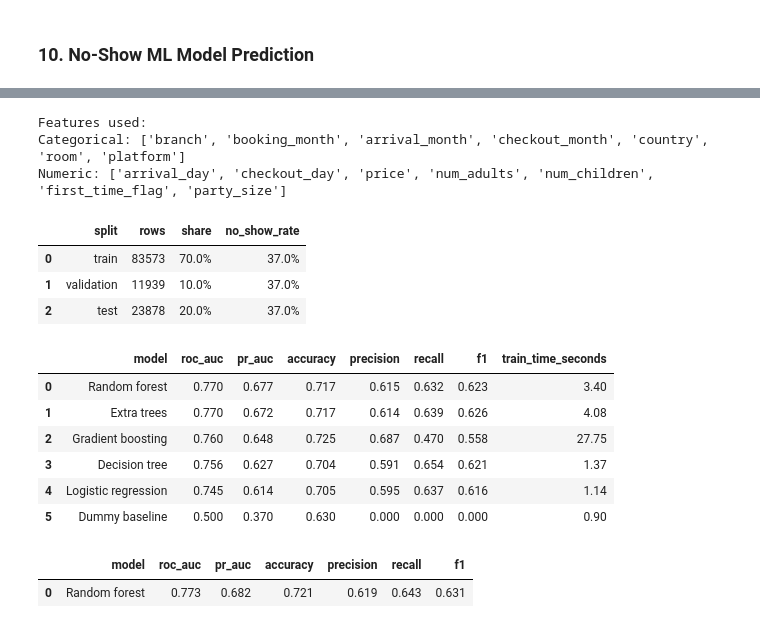
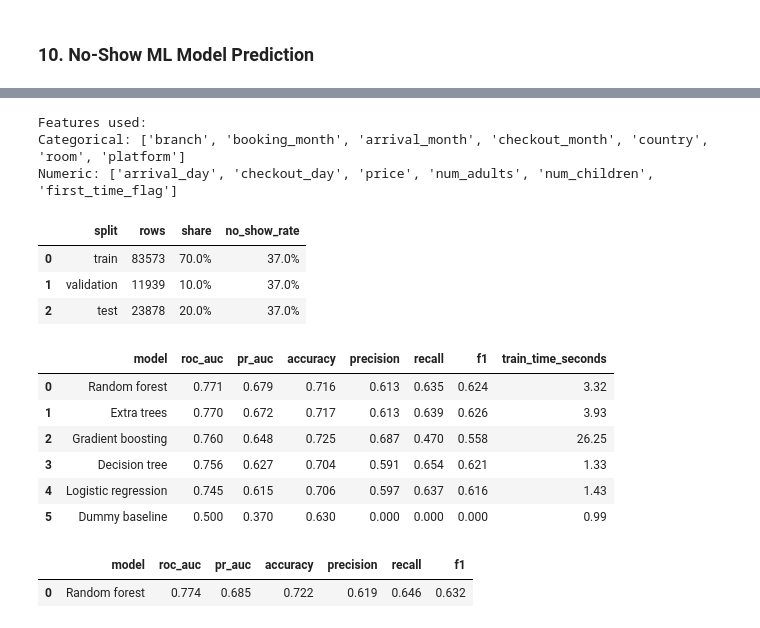
Before and after one commit to baqspaces/hotel-noshow-prediction-llm-agent, a Jupyter notebook: eda_model_training.ipynb, the cells around one changed output, grey strips where cells are left out. Saved outputs shown, nothing was run; the diff lists cells and outputs as text; code cells hidden in the pictures.

```diff
--- a/eda_model_training.ipynb
+++ b/eda_model_training.ipynb
@@ -631,7 +635,7 @@ categorical_feature_candidates = [
 ]
 numeric_feature_candidates = [
     "arrival_day", "checkout_day", "price", "num_adults", "num_children",
-    "first_time_flag", "party_size",
+    "first_time_flag"
 ]
 
 def make_one_hot_encoder(min_frequency=50):
@@ -747,42 +751,42 @@ split_summary = pd.DataFrame({
 
 model_results, fitted_models = train_and_evaluate_models(
     X_train, X_valid, y_train, y_valid, categorical_features, numeric_features
 )
 best_model_name = model_results.loc[0, "model"]
 best_model = fitted_models[best_model_name]
 test_probability = predict_positive_probability(best_model, X_test)
 test_metrics = pd.DataFrame([{"model": best_model_name, **evaluate_predictions(y_test, test_probability)}])
 
 print("Features used:")
 print(f"Categorical: {categorical_features}")
 print(f"Numeric: {numeric_features}")
 display(split_summary.style.format({"share": "{:.1%}", "no_show_rate": "{:.1%}"}))
 display(model_results.style.format({
     "roc_auc": "{:.3f}", "pr_auc": "{:.3f}", "accuracy": "{:.3f}",
     "precision": "{:.3f}", "recall": "{:.3f}", "f1": "{:.3f}",
     "train_time_seconds": "{:.2f}",
 }))
 display(test_metrics.style.format({
     "roc_auc": "{:.3f}", "pr_auc": "{:.3f}", "accuracy": "{:.3f}",
     "precision": "{:.3f}", "recall": "{:.3f}", "f1": "{:.3f}",
 }))
 # %% [output]
 Features used:
 Categorical: ['branch', 'booking_month', 'arrival_month', 'checkout_month', 'country', 'room', 'platform']
-Numeric: ['arrival_day', 'checkout_day', 'price', 'num_adults', 'num_children', 'first_time_flag', 'party_size']
+Numeric: ['arrival_day', 'checkout_day', 'price', 'num_adults', 'num_children', 'first_time_flag']
 |  | split | rows | share | no_show_rate |
 | 0 | train | 83573 | 70.0% | 37.0% |
 | 1 | validation | 11939 | 10.0% | 37.0% |
 | 2 | test | 23878 | 20.0% | 37.0% |
 |  | model | roc_auc | pr_auc | accuracy | precision | recall | f1 | train_time_seconds |
-| 0 | Random forest | 0.770 | 0.677 | 0.717 | 0.615 | 0.632 | 0.623 | 3.40 |
-| 1 | Extra trees | 0.770 | 0.672 | 0.717 | 0.614 | 0.639 | 0.626 | 4.08 |
-| 2 | Gradient boosting | 0.760 | 0.648 | 0.725 | 0.687 | 0.470 | 0.558 | 27.75 |
-| 3 | Decision tree | 0.756 | 0.627 | 0.704 | 0.591 | 0.654 | 0.621 | 1.37 |
-| 4 | Logistic regression | 0.745 | 0.614 | 0.705 | 0.595 | 0.637 | 0.616 | 1.14 |
-| 5 | Dummy baseline | 0.500 | 0.370 | 0.630 | 0.000 | 0.000 | 0.000 | 0.90 |
+| 0 | Random forest | 0.771 | 0.679 | 0.716 | 0.613 | 0.635 | 0.624 | 3.32 |
+| 1 | Extra trees | 0.770 | 0.672 | 0.717 | 0.613 | 0.639 | 0.626 | 3.93 |
+| 2 | Gradient boosting | 0.760 | 0.648 | 0.725 | 0.687 | 0.470 | 0.558 | 26.25 |
+| 3 | Decision tree | 0.756 | 0.627 | 0.704 | 0.591 | 0.654 | 0.621 | 1.33 |
+| 4 | Logistic regression | 0.745 | 0.615 | 0.706 | 0.597 | 0.637 | 0.616 | 1.43 |
+| 5 | Dummy baseline | 0.500 | 0.370 | 0.630 | 0.000 | 0.000 | 0.000 | 0.99 |
 |  | model | roc_auc | pr_auc | accuracy | precision | recall | f1 |
-| 0 | Random forest | 0.773 | 0.682 | 0.721 | 0.619 | 0.643 | 0.631 |
+| 0 | Random forest | 0.774 | 0.685 | 0.722 | 0.619 | 0.646 | 0.632 |
 # %%
 from sklearn.metrics import ConfusionMatrixDisplay, PrecisionRecallDisplay, RocCurveDisplay
 
```
Also changed, not shown: parts of 4 cells of this notebook, 6 other files.
